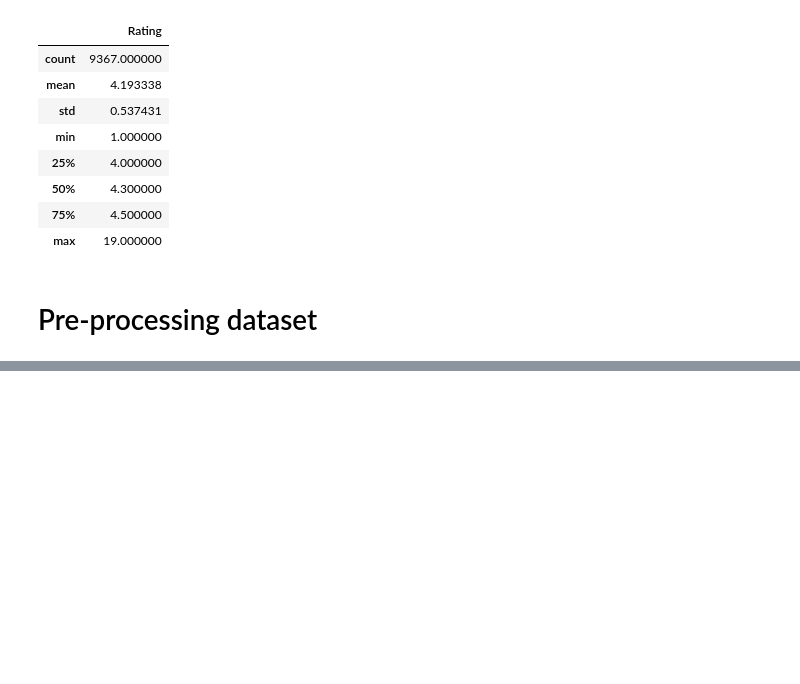
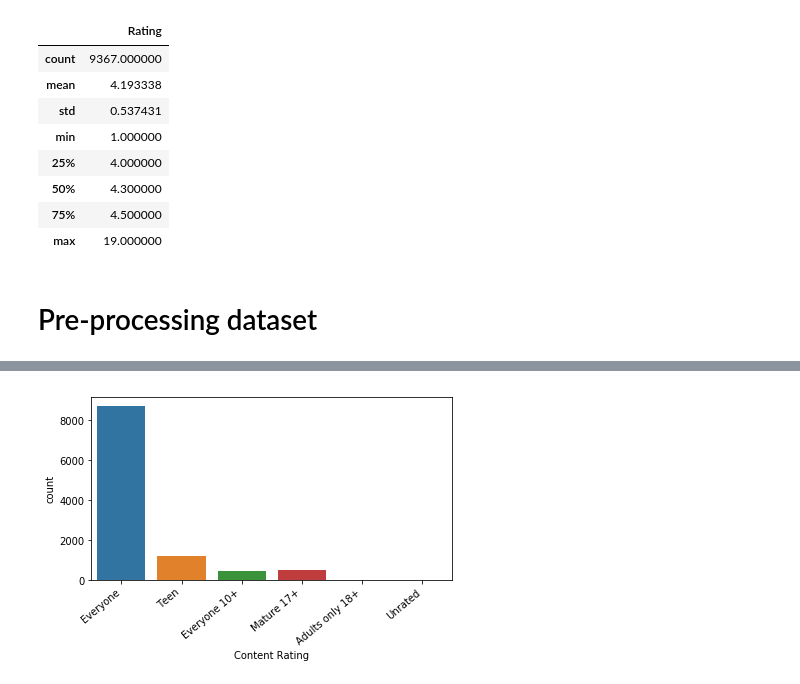
Before and after one commit to lamducanhndgv/CoderSchool-DataScience, a Jupyter notebook: Week_4/Google_Play_Store.ipynb, the cells around one changed output, grey strips where cells are left out. Drawn from its saved outputs; the diff is of its cells as text; code cells hidden in the pictures; blank space fills up the shorter version.

```diff
--- a/Week_4/Google_Play_Store.ipynb
+++ b/Week_4/Google_Play_Store.ipynb
@@ -135,0 +150,10 @@ array(['Everyone', 'Teen', 'Everyone 10+', 'Mature 17+',
+# %%
+# Count number of apps which is seperated by 'Content Rating'
+num_ContentRating = sns.countplot(x = 'Content Rating', data = GPlay_Store)
+num_ContentRating.set_xticklabels(num_ContentRating.get_xticklabels(), rotation=40, ha="right", fontsize = 10)
+plt.tight_layout()
+plt.show()
+
+# Almost apps is designed for everyone to use
+# %% [output]
+[figure, added]
```
Also changed, not shown: parts of 8 cells of this notebook, 1 other file.
